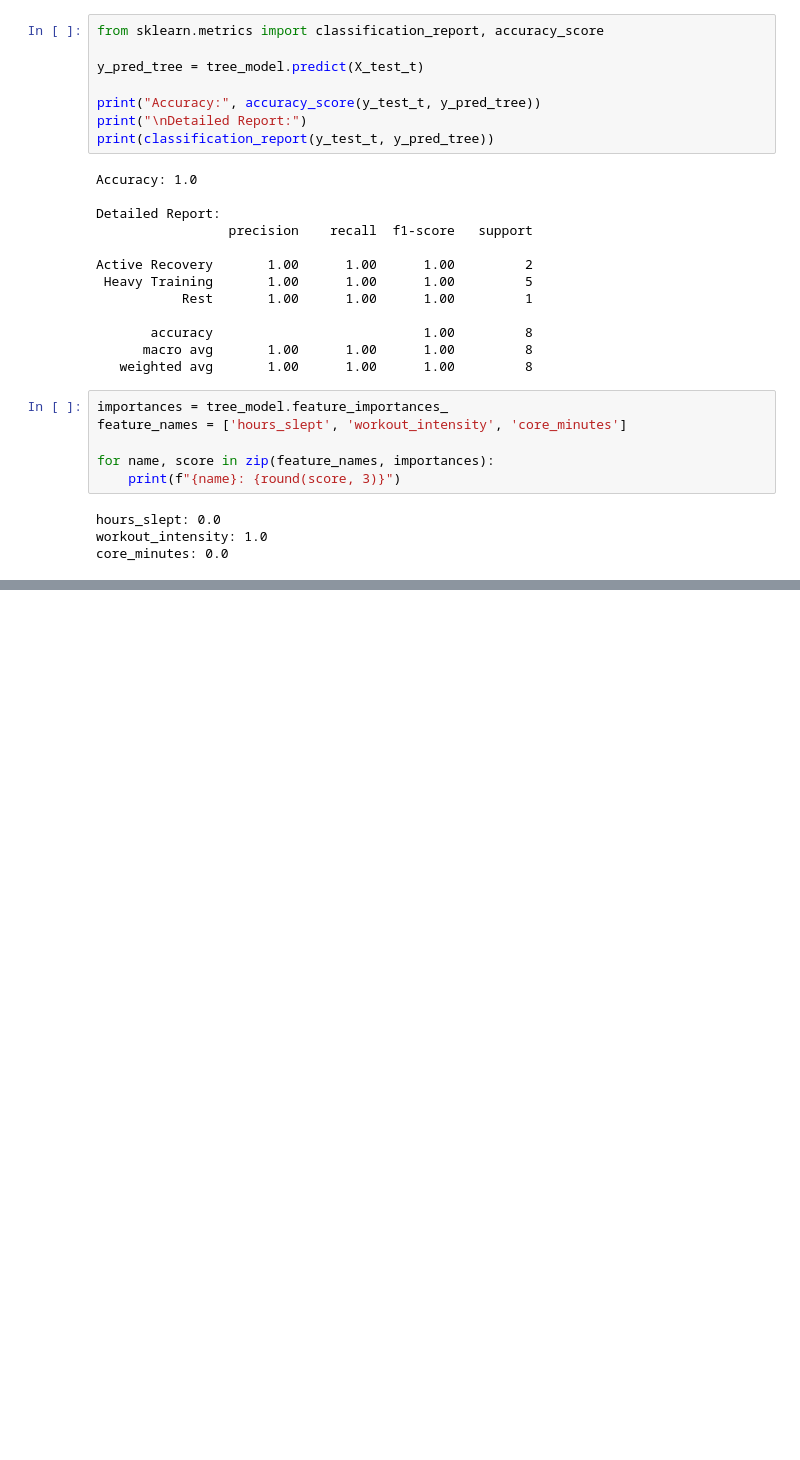
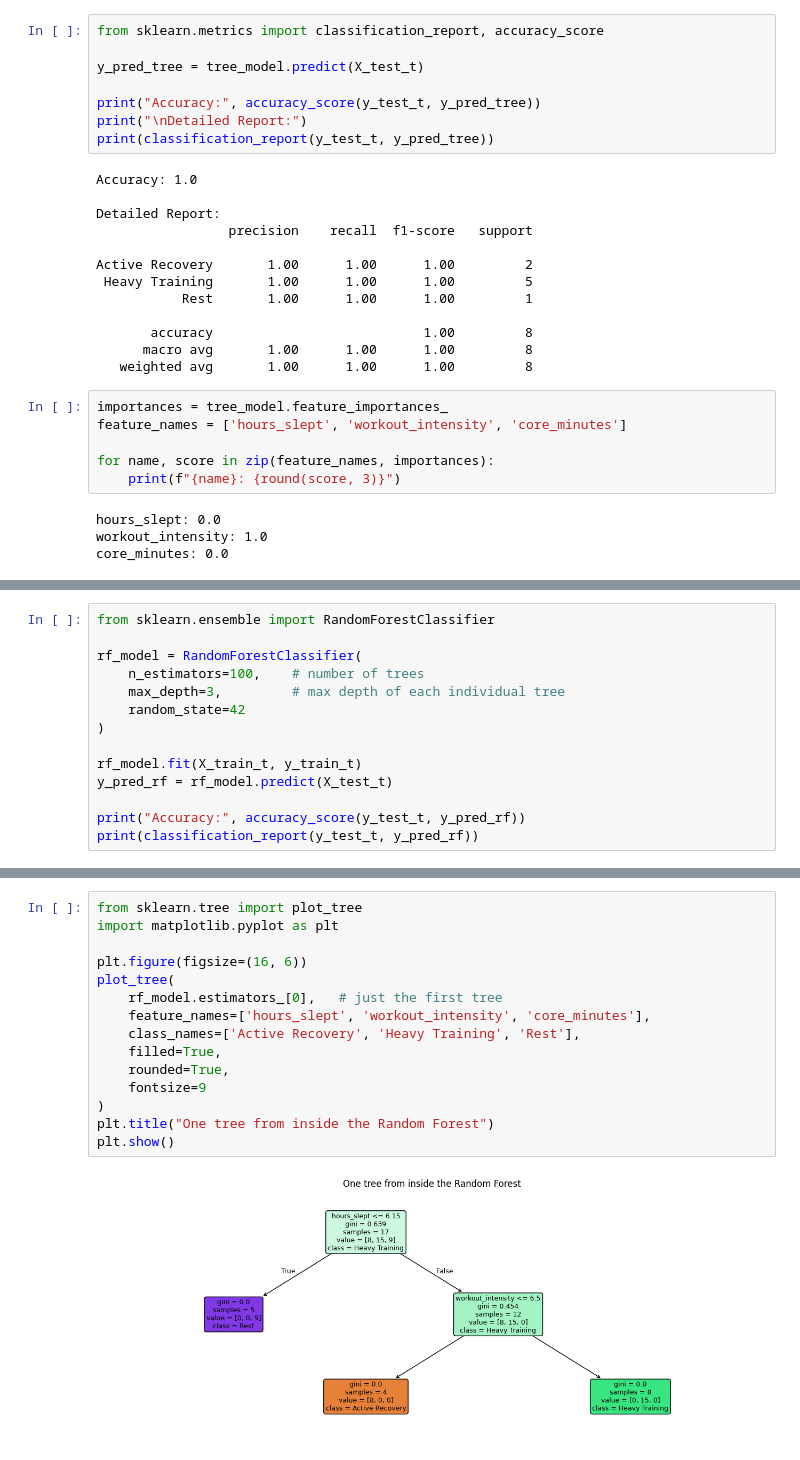
Before and after one commit to chitrakverma5342/Protein-RecoveryPredictor, a Jupyter notebook: pp.ipynb, the cells around one changed output, grey strips where cells are left out. Cells and saved outputs as stored; diff of their text form; blank space fills up the shorter version.

```diff
--- a/pp.ipynb
+++ b/pp.ipynb
@@ -173,0 +222,14 @@ Predicted readiness: Rest
+# %%
+from sklearn.ensemble import RandomForestClassifier
+
+rf_model = RandomForestClassifier(
+    n_estimators=100,    # number of trees
+    max_depth=3,         # max depth of each individual tree
+    random_state=42
+)
+
+rf_model.fit(X_train_t, y_train_t)
+y_pred_rf = rf_model.predict(X_test_t)
+
+print("Accuracy:", accuracy_score(y_test_t, y_pred_rf))
+print(classification_report(y_test_t, y_pred_rf))
@@ -173,0 +255,17 @@ Predicted readiness: Rest
+# %%
+from sklearn.tree import plot_tree
+import matplotlib.pyplot as plt
+
+plt.figure(figsize=(16, 6))
+plot_tree(
+    rf_model.estimators_[0],   # just the first tree
+    feature_names=['hours_slept', 'workout_intensity', 'core_minutes'],
+    class_names=['Active Recovery', 'Heavy Training', 'Rest'],
+    filled=True,
+    rounded=True,
+    fontsize=9
+)
+plt.title("One tree from inside the Random Forest")
+plt.show()
+# %% [output]
+[figure, added]
```
Also changed, not shown: parts of 14 cells of this notebook, 25 other files.
